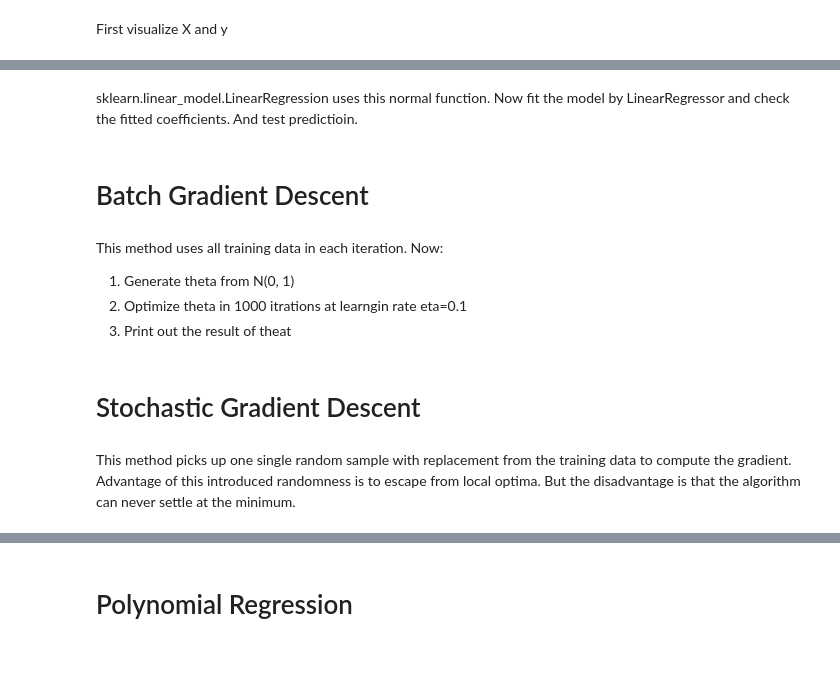
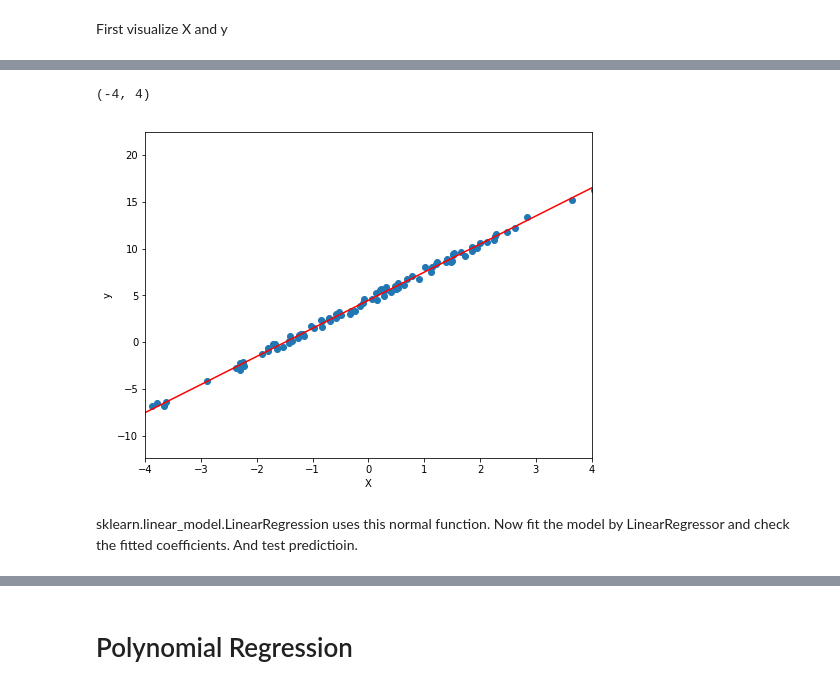
Before and after one commit to VandyChris/HandsOnMachineLearning, a Jupyter notebook: Chapter4.ipynb, the cells around one changed output, grey strips where cells are left out. Saved outputs shown, nothing was run; the diff lists cells and outputs as text; code cells hidden in the pictures; blank space fills up the shorter version.

```diff
--- a/Chapter4.ipynb
+++ b/Chapter4.ipynb
@@ -25,0 +33,4 @@ Now compute $\theta$ by normal function
+# %%
+X_b = np.c_[np.ones((100, 1)), X]
+# %%
+theta = inv(X_b.T.dot(X_b)).dot(X_b.T).dot(y)
@@ -28,13 +44,15 @@ Now plot your fitted model in with training data.
+# %%
+X_end = np.array([[1, -4], [1, 4]])
+y_pred_end = X_end.dot(theta)
+# %%
+plt.figure(figsize=(8, 6))
+plt.scatter(X, y)
+plt.plot(X_end[:, -1], y_pred_end, 'r-')
+plt.xlabel('X')
+plt.ylabel('y')
+plt.xlim([-4, 4])
+# %% [output]
+(-4, 4)
+[figure, added]
 # %% [markdown]
 sklearn.linear_model.LinearRegression uses this normal function. Now fit the model by LinearRegressor and check the fitted coefficients. And test predictioin.
-# %% [markdown]
-# Batch Gradient Descent
-# %% [markdown]
-This method uses all training data in each iteration. Now:
-1. Generate theta from N(0, 1)
-2. Optimize theta in 1000 itrations at learngin rate eta=0.1
-3. Print out the result of theat
-# %% [markdown]
-# Stochastic Gradient Descent
-# %% [markdown]
-This method picks up one single random sample with replacement from the training data to compute the gradient. Advantage of this introduced randomness is to escape from local optima. But the disadvantage is that the algorithm can never settle at the minimum.
```
Also changed, not shown: parts of 69 cells of this notebook.
